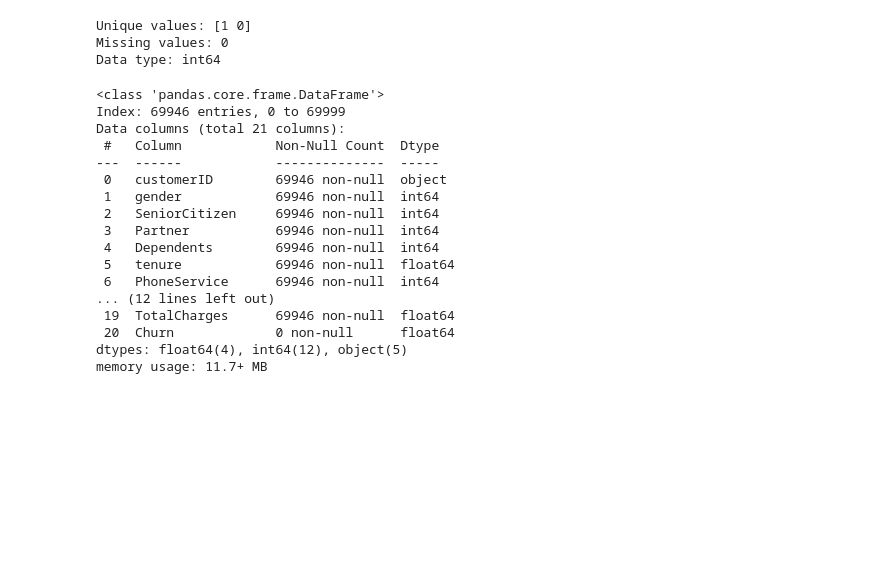
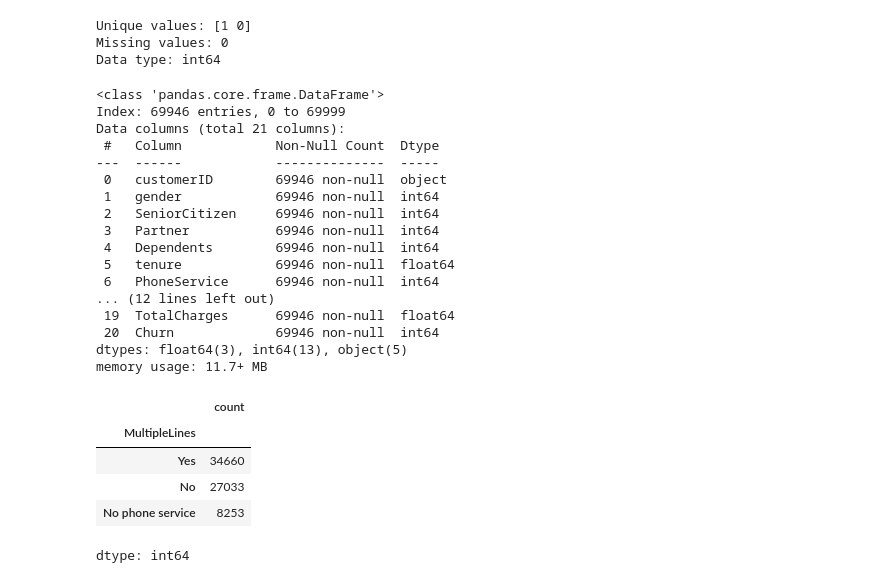
Before and after one commit to linda-bsharat/telco-customer-churn-prediction, a Jupyter notebook: notebooks/01_data_cleaning_and_eda.ipynb, the cells around one changed output. Drawn from its saved outputs; the diff is of its cells as text; code cells hidden in the pictures; blank space fills up the shorter version.

```diff
--- a/notebooks/01_data_cleaning_and_eda.ipynb
+++ b/notebooks/01_data_cleaning_and_eda.ipynb
@@ -385,2 +399,2 @@ dtype: object
 # %%
-df['Churn'] = df['Churn'].map({'Yes': 1, 'No': 0})
+df['Churn'] = df['Churn'].replace({'Yes': 1, 'No': 0})
@@ -476,6 +502,15 @@ Data columns (total 21 columns):
  6   PhoneService      69946 non-null  int64
 ... (12 lines left out)
  19  TotalCharges      69946 non-null  float64
- 20  Churn             0 non-null      float64
-dtypes: float64(4), int64(12), object(5)
+ 20  Churn             69946 non-null  int64
+dtypes: float64(3), int64(13), object(5)
 memory usage: 11.7+ MB
+# %%
+df["MultipleLines"].value_counts()
+# %% [output]
+|  | count |
+| MultipleLines |  |
+| Yes | 34660 |
+| No | 27033 |
+| No phone service | 8253 |
+dtype: int64
```
Also changed, not shown: parts of 4 cells of this notebook.
